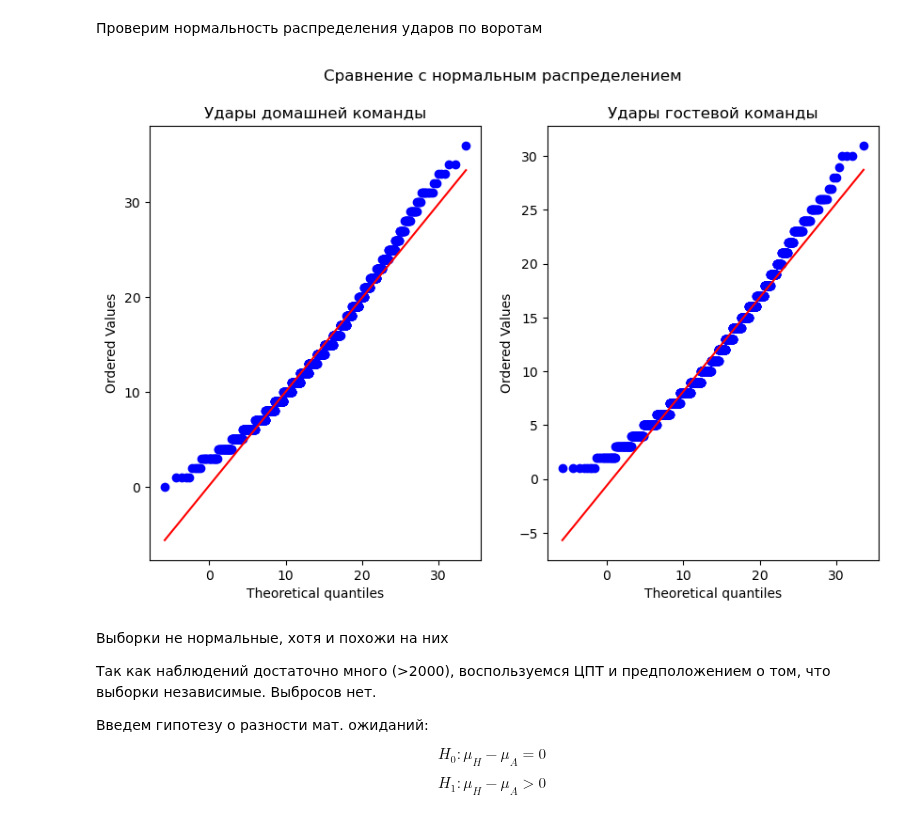
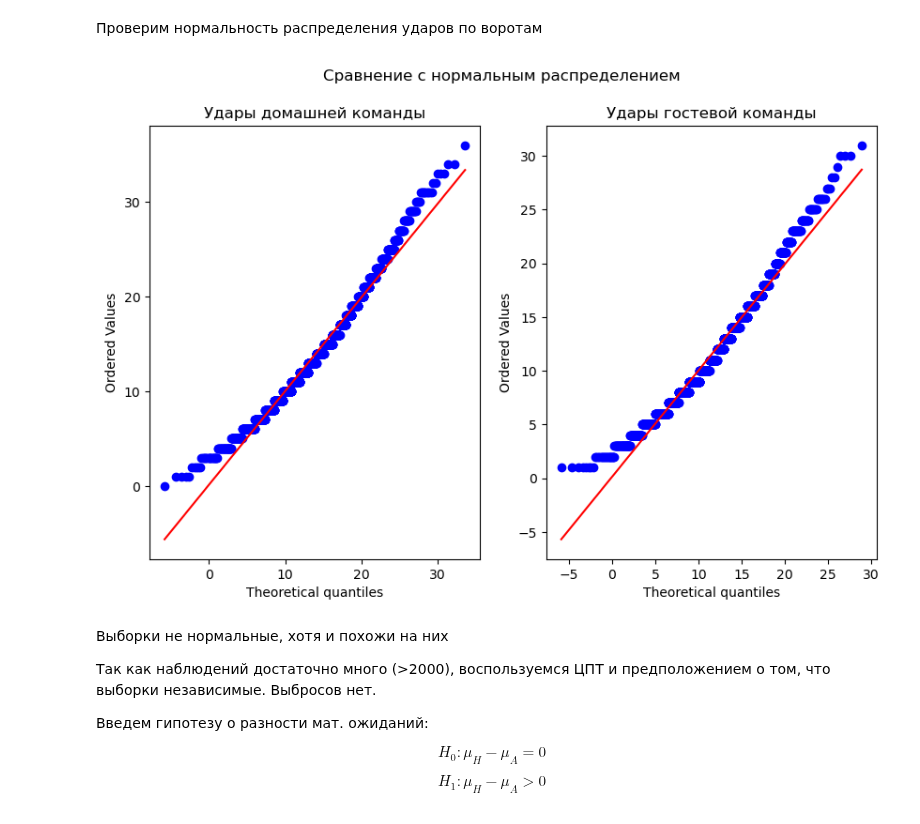
Before and after one commit to Zianielir/Football-EPL-2018-2024-Data-Analysis, a Jupyter notebook: [6]Hypotheses.ipynb, the cells around one changed output. Drawn from its saved outputs; the diff is of its cells as text; code cells hidden in the pictures.

```diff
--- a/[6]Hypotheses.ipynb
+++ b/[6]Hypotheses.ipynb
@@ -90,19 +90,19 @@ p-value = 0.000000004
 # %%
 plt.figure (figsize = (10, 6))
 
 plt.suptitle('Сравнение с нормальным распределением')
 
 ax_1 = plt.subplot(1, 2, 1)
 x = df.HS.values
 sts.probplot(x, dist="norm", sparams=(x.mean(), x.std()), plot = ax_1)
 ax_1.set_title('Удары домашней команды')
 
 ax_2 = plt.subplot(1, 2, 2)
 y = df.AS.values
-sts.probplot(y, dist="norm", sparams=(x.mean(), x.std()), plot = ax_2)
+sts.probplot(y, dist="norm", sparams=(y.mean(), y.std()), plot = ax_2)
 ax_2.set_title('Удары гостевой команды');
 # %% [output]
-[figure, old version]
+[figure, new version]
 # %% [markdown]
 Выборки не нормальные, хотя и похожи на них
 
```
Also changed, not shown: 3 other files.
